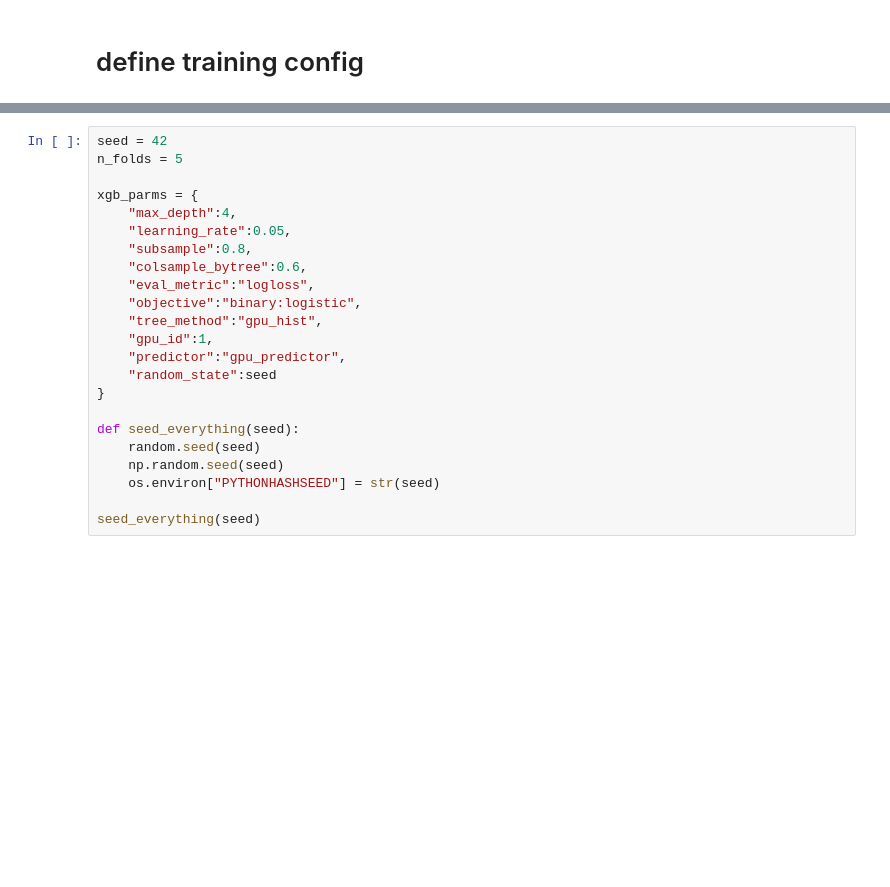
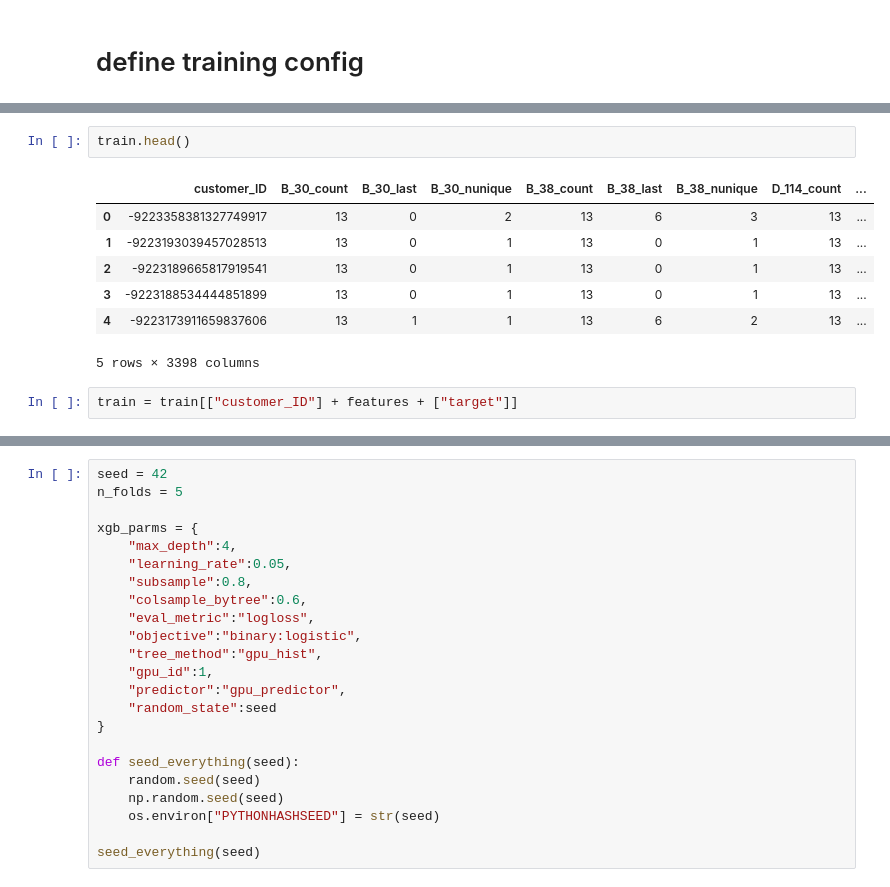
Before and after one commit to jionie/amex, a Jupyter notebook: xgb_training.ipynb, the cells around one changed output, grey strips where cells are left out. Saved outputs shown, nothing was run; the diff lists cells and outputs as text; blank space fills up the shorter version.

```diff
--- a/xgb_training.ipynb
+++ b/xgb_training.ipynb
@@ -95,0 +63,12 @@ features = [feature for feature in features if feature not in (base_stat_agg_to_
+# %%
+train.head()
+# %% [output]
+|  | customer_ID | B_30_count | B_30_last | B_30_nunique | B_38_count | B_38_last | B_38_nunique | D_114_count | ... |
+| 0 | -9223358381327749917 | 13 | 0 | 2 | 13 | 6 | 3 | 13 | ... |
+| 1 | -9223193039457028513 | 13 | 0 | 1 | 13 | 0 | 1 | 13 | ... |
+| 2 | -9223189665817919541 | 13 | 0 | 1 | 13 | 0 | 1 | 13 | ... |
+| 3 | -9223188534444851899 | 13 | 0 | 1 | 13 | 0 | 1 | 13 | ... |
+| 4 | -9223173911659837606 | 13 | 1 | 1 | 13 | 6 | 2 | 13 | ... |
+5 rows × 3398 columns
+# %%
+train = train[["customer_ID"] + features + ["target"]]
```
Also changed, not shown: parts of 11 cells of this notebook, 11 other files.
